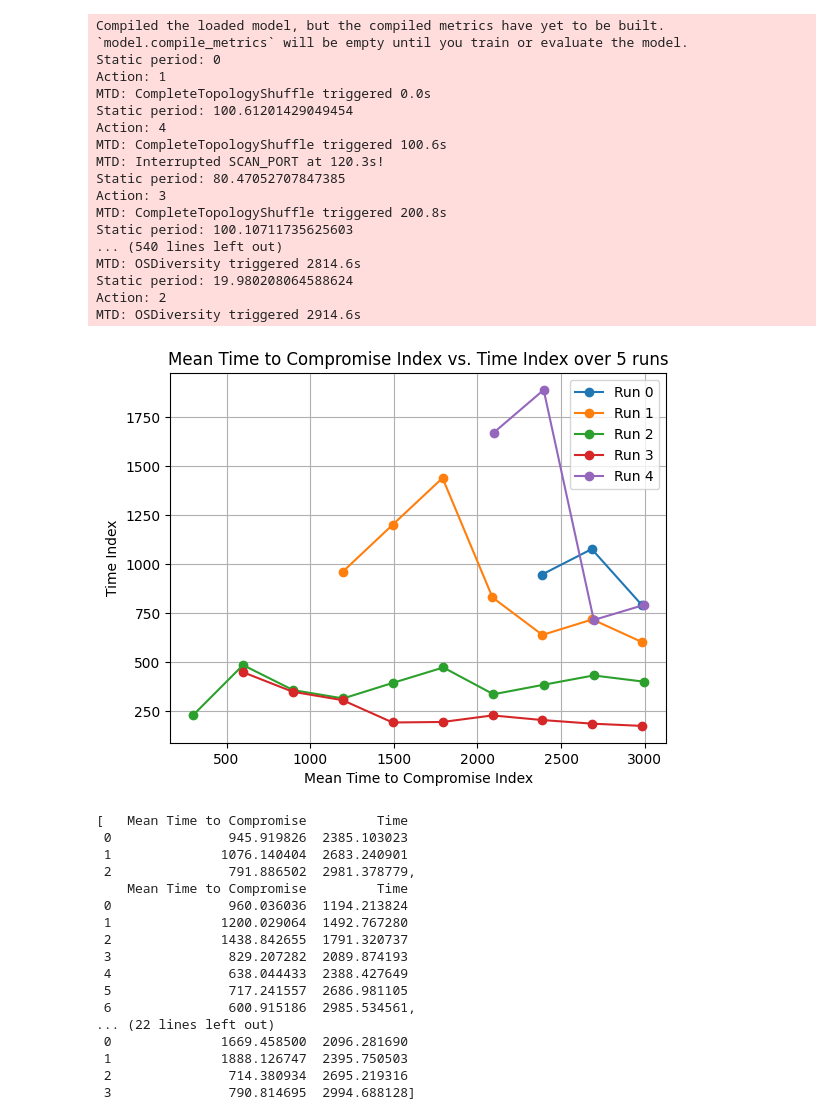
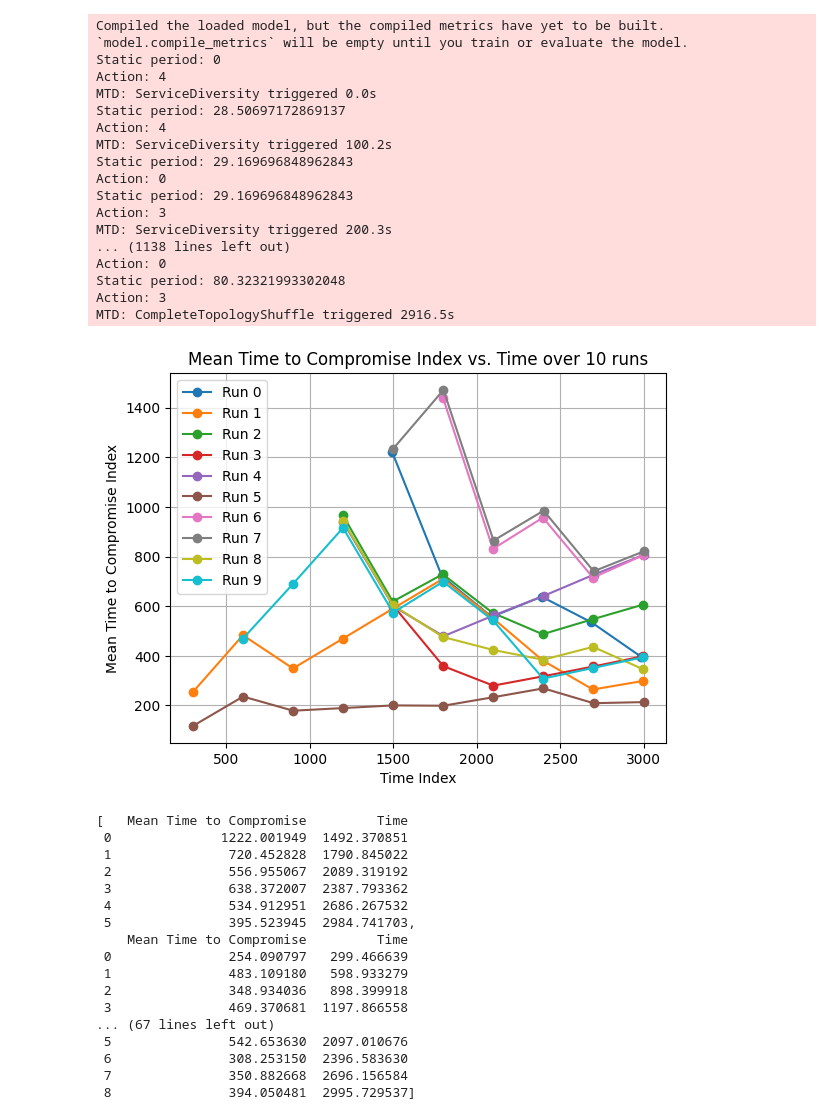
Before and after one commit to MoeBuTa/MTDSim, a Jupyter notebook: experiments/plot_metrics.ipynb, the cells around one changed output. Drawn from its saved outputs; the diff is of its cells as text; code cells hidden in the pictures.

```diff
--- a/experiments/plot_metrics.ipynb
+++ b/experiments/plot_metrics.ipynb
@@ -40,7 +40,7 @@ total_nodes = 300
 new_network = True
 # %%
 all_runs_list = []
-runs = 5
+runs = 10
 # Run the simulation and collect data
 for run_index in range(runs):  # Adjust the range for the number of runs
     features = ["host_compromise_ratio"]
@@ -52,9 +52,9 @@ for run_index in range(runs):  # Adjust the range for the number of runs
 
 # Iterate over each run and plot the pairs
 for run_index in range(runs):
-    plt.plot(all_runs_list[run_index]['Time'], all_runs_list[run_index]['Mean Time to Compromise'] , marker='o', linestyle='-', label=f'Run {run_index}')
-plt.xlabel('Mean Time to Compromise Index')
-plt.ylabel('Time Index')
+    plt.plot(all_runs_list[run_index]['Time'],  all_runs_list[run_index]['Mean Time to Compromise'] , marker='o', linestyle='-', label=f'Run {run_index}')
+plt.ylabel('Mean Time to Compromise Index')
+plt.xlabel('Time Index')
 plt.title(f'Mean Time to Compromise Index vs. Time over {runs} runs')
 plt.grid(True)
 plt.legend()
@@ -81,60 +81,60 @@ MTD: Interrupted EXPLOIT_VULN at 2931.9s!
 # %%
 all_runs_list = []
-runs = 5
+runs = 10
 # Run the simulation and collect data
 for run_index in range(runs):  # Adjust the range for the number of runs
     features = ["host_compromise_ratio", "exposed_endpoints", "attack_path_exposure",  "overall_asr_avg", "roa", "shortest_path_variability", "risk"]
     model = "main_network_final_host_compromise_ratio#exposed_endpoints#attack_path_exposure#overall_asr_avg#roa#shortest_path_variability#risk"
     evaluation = execute_ai_model(model=model, features=features, start_time=start_time, finish_time=finish_time, mtd_interval=mtd_interval, scheme=scheme, total_nodes=total_nodes, new_network=new_network)
     eva = pd.DataFrame(evaluation.mean_time_to_compromise_10_timestamp())
     all_runs_list.append(eva)
 
 
 # Iterate over each run and plot the pairs
 for run_index in range(runs):
     plt.plot(all_runs_list[run_index]['Time'], all_runs_list[run_index]['Mean Time to Compromise'] , marker='o', linestyle='-', label=f'Run {run_index}')
-plt.xlabel('Mean Time to Compromise Index')
-plt.ylabel('Time Index')
+plt.ylabel('Mean Time to Compromise Index')
+plt.xlabel('Time Index')
 plt.title(f'Mean Time to Compromise Index vs. Time over {runs} runs')
 plt.grid(True)
 plt.legend()
 plt.show()
 # %% [output]
 Compiled the loaded model, but the compiled metrics have yet to be built. `model.compile_metrics` will be empty until you train or evaluate the model.
 Static period: 0
-Action: 1
-MTD: CompleteTopologyShuffle triggered 0.0s
-Static period: 100.61201429049454
 Action: 4
-MTD: CompleteTopologyShuffle triggered 100.6s
-MTD: Interrupted SCAN_PORT at 120.3s!
-Static period: 80.47052707847385
+MTD: ServiceDiversity triggered 0.0s
+Static period: 28.50697172869137
+Action: 4
+MTD: ServiceDiversity triggered 100.2s
+Static period: 29.169696848962843
+Action: 0
+Static period: 29.169696848962843
 Action: 3
-MTD: CompleteTopologyShuffle triggered 200.8s
-Static period: 100.10711735625603
-... (540 lines left out)
-MTD: OSDiversity triggered 2814.6s
-Static period: 19.980208064588624
-Action: 2
-MTD: OSDiversity triggered 2914.6s
+MTD: ServiceDiversity triggered 200.3s
+... (1138 lines left out)
+Action: 0
+Static period: 80.32321993302048
+Action: 3
+MTD: CompleteTopologyShuffle triggered 2916.5s
-[figure, old version]
+[figure, new version]
 # %%
 all_runs_list
 # %% [output]
 [   Mean Time to Compromise         Time
- 0               945.919826  2385.103023
- 1              1076.140404  2683.240901
- 2               791.886502  2981.378779,
+ 0              1222.001949  1492.370851
+ 1               720.452828  1790.845022
+ 2               556.955067  2089.319192
+ 3               638.372007  2387.793362
+ 4               534.912951  2686.267532
+ 5               395.523945  2984.741703,
     Mean Time to Compromise         Time
- 0               960.036036  1194.213824
- 1              1200.029064  1492.767280
- 2              1438.842655  1791.320737
- 3               829.207282  2089.874193
- 4               638.044433  2388.427649
- 5               717.241557  2686.981105
- 6               600.915186  2985.534561,
-... (22 lines left out)
- 0              1669.458500  2096.281690
- 1              1888.126747  2395.750503
- 2               714.380934  2695.219316
- 3               790.814695  2994.688128]
+ 0               254.090797   299.466639
+ 1               483.109180   598.933279
+ 2               348.934036   898.399918
+ 3               469.370681  1197.866558
+... (67 lines left out)
+ 5               542.653630  2097.010676
+ 6               308.253150  2396.583630
+ 7               350.882668  2696.156584
+ 8               394.050481  2995.729537]
```
Also changed, not shown: parts of 1 cell of this notebook, 10 other files.
